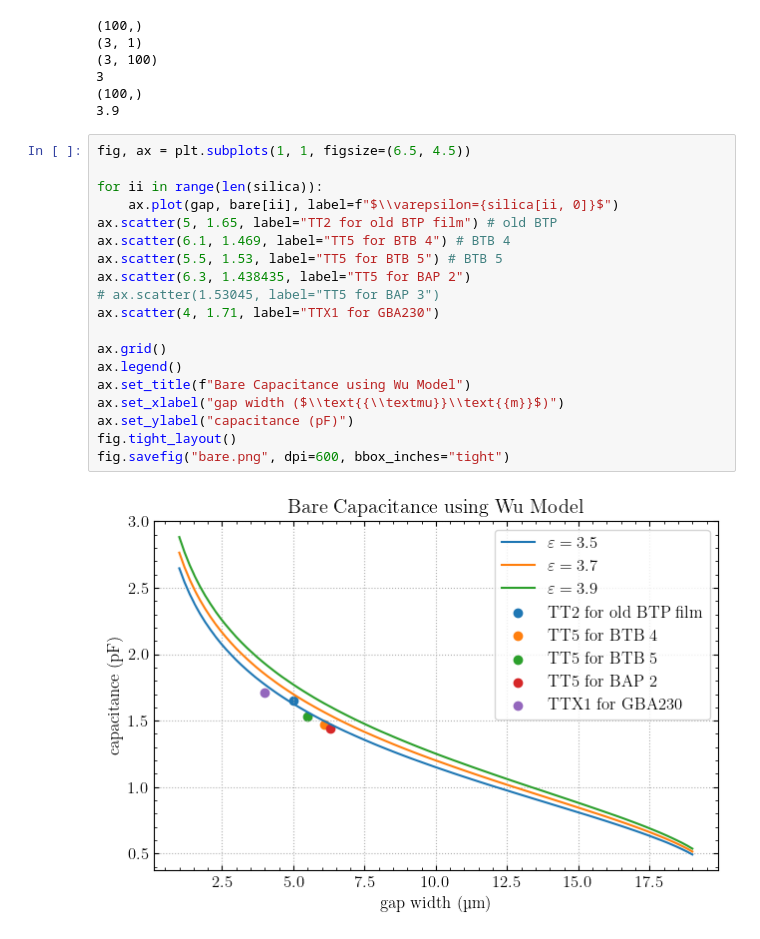
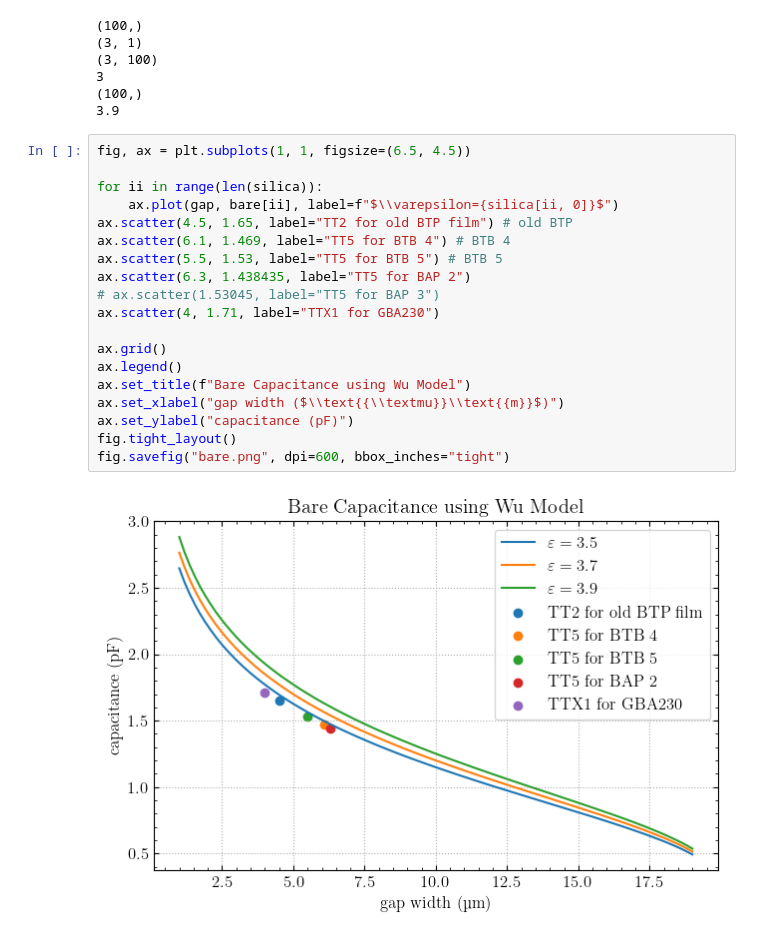
Before and after one commit to ttortorici/fitting, a Jupyter notebook: Notebooks/bare.ipynb, the cells around one changed output. Drawn from its saved outputs; the diff is of its cells as text.

```diff
--- a/Notebooks/bare.ipynb
+++ b/Notebooks/bare.ipynb
@@ -26,21 +26,21 @@ print(silica[2, 0])
 # %%
 fig, ax = plt.subplots(1, 1, figsize=(6.5, 4.5))
 
 for ii in range(len(silica)):
     ax.plot(gap, bare[ii], label=f"$\\varepsilon={silica[ii, 0]}$")
-ax.scatter(5, 1.65, label="TT2 for old BTP film") # old BTP
+ax.scatter(4.5, 1.65, label="TT2 for old BTP film") # old BTP
 ax.scatter(6.1, 1.469, label="TT5 for BTB 4") # BTB 4
 ax.scatter(5.5, 1.53, label="TT5 for BTB 5") # BTB 5
 ax.scatter(6.3, 1.438435, label="TT5 for BAP 2")
 # ax.scatter(1.53045, label="TT5 for BAP 3")
 ax.scatter(4, 1.71, label="TTX1 for GBA230")
 
 ax.grid()
 ax.legend()
 ax.set_title(f"Bare Capacitance using Wu Model")
 ax.set_xlabel("gap width ($\\text{{\\textmu}}\\text{{m}}$)")
 ax.set_ylabel("capacitance (pF)")
 fig.tight_layout()
 fig.savefig("bare.png", dpi=600, bbox_inches="tight")
 # %% [output]
-[figure, old version]
+[figure, new version]
```
Also changed, not shown: parts of 1 cell of this notebook, 3 other files.
